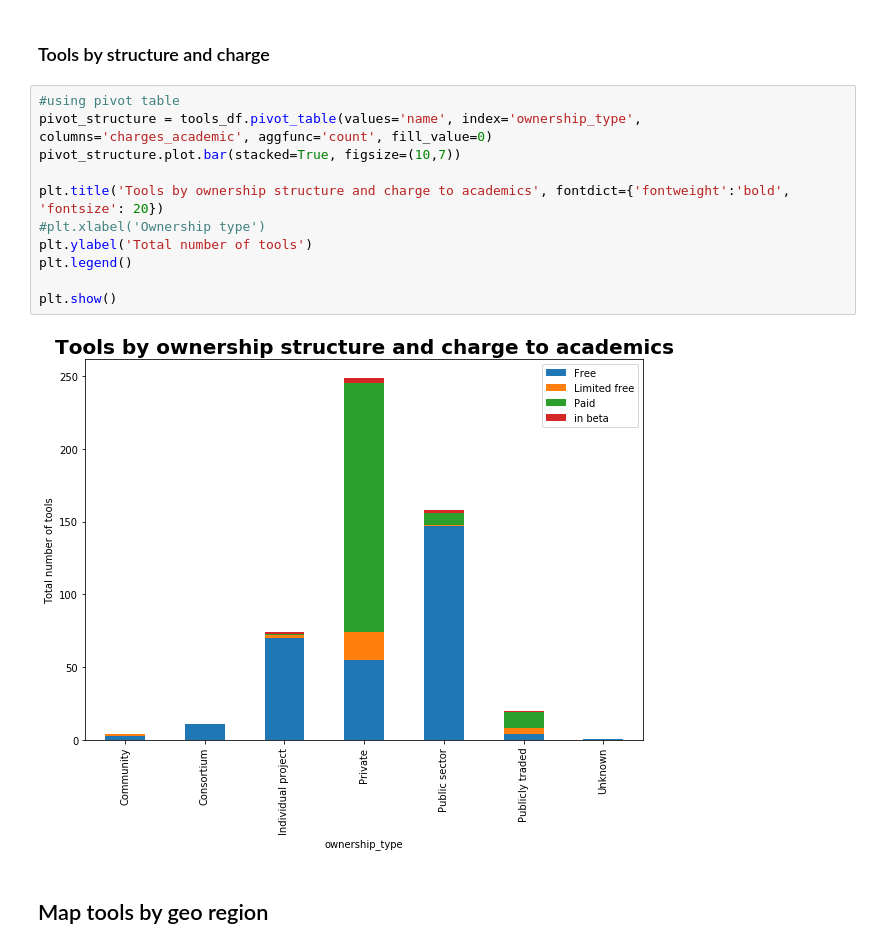
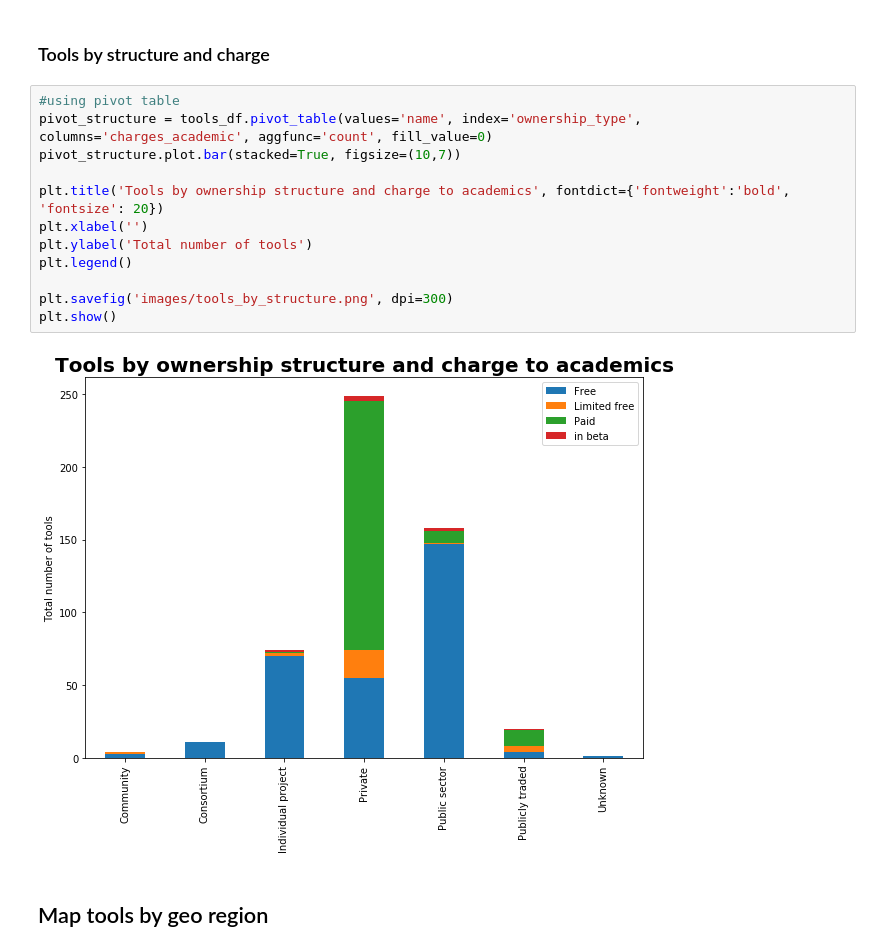
Before and after one commit to sagepublishing/sage_tools_social_science, a Jupyter notebook: data/tools_analysis.ipynb, the cells around one changed output. Drawn from its saved outputs; the diff is of its cells as text.

```diff
--- a/data/tools_analysis.ipynb
+++ b/data/tools_analysis.ipynb
@@ -181,16 +181,17 @@ plt.show()
 # %%
 #using pivot table
 pivot_structure = tools_df.pivot_table(values='name', index='ownership_type', columns='charges_academic', aggfunc='count', fill_value=0)
 pivot_structure.plot.bar(stacked=True, figsize=(10,7))
 
 plt.title('Tools by ownership structure and charge to academics', fontdict={'fontweight':'bold', 'fontsize': 20})
-#plt.xlabel('Ownership type')
+plt.xlabel('')
 plt.ylabel('Total number of tools')
 plt.legend()
 
+plt.savefig('images/tools_by_structure.png', dpi=300)
 plt.show()
 # %% [output]
-[figure, old version]
+[figure, new version]
 # %% [markdown]
 ## Map tools by geo region
 # %%
```
